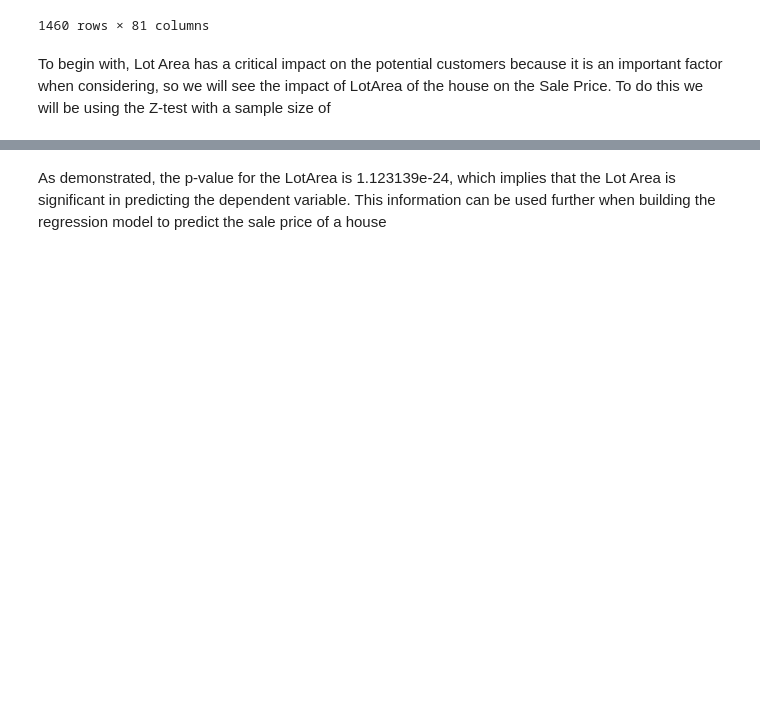
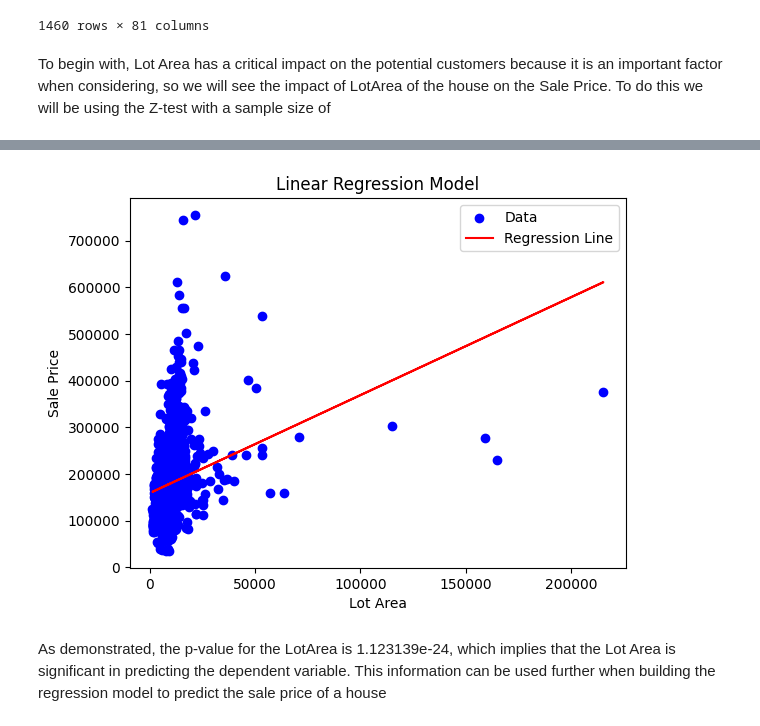
Before and after one commit to taruschirag/Final_Project_CMSC320, a Jupyter notebook: main.ipynb, the cells around one changed output, grey strips where cells are left out. Cells and saved outputs as stored; diff of their text form; code cells hidden in the pictures; blank space fills up the shorter version.

Commit message:
graph

```diff
--- a/main.ipynb
+++ b/main.ipynb
@@ -122,6 +123,24 @@ P-values:
 const      0.000000e+00
 LotArea    1.123139e-24
 dtype: float64
+# %%
+plt.scatter(X['LotArea'], y, color='blue', label='Data')
+
+# Plot the regression line
+plt.plot(X['LotArea'], model.predict(), color='red', label='Regression Line')
+
+# Add labels and title
+plt.xlabel('Lot Area')
+plt.ylabel('Sale Price')
+plt.title('Linear Regression Model')
+
+# Add legend
+plt.legend()
+
+# Show plot
+plt.show()
+# %% [output]
+[figure, added]
 # %% [markdown]
 As demonstrated, the p-value for the LotArea is 1.123139e-24, which implies that the Lot Area is significant in predicting the dependent variable. This information can be used further when building the regression model to predict the sale price of a house
 # %% [markdown]
```
Also changed, not shown: parts of 1 cell of this notebook.
